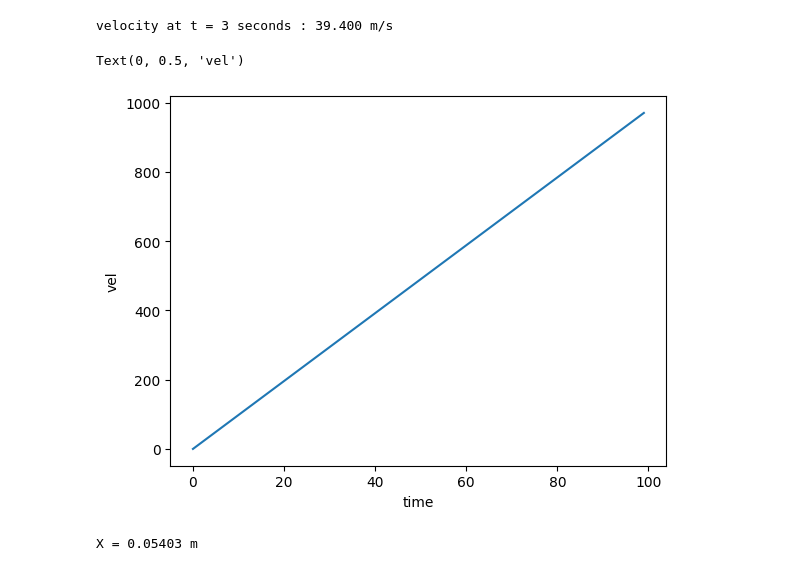
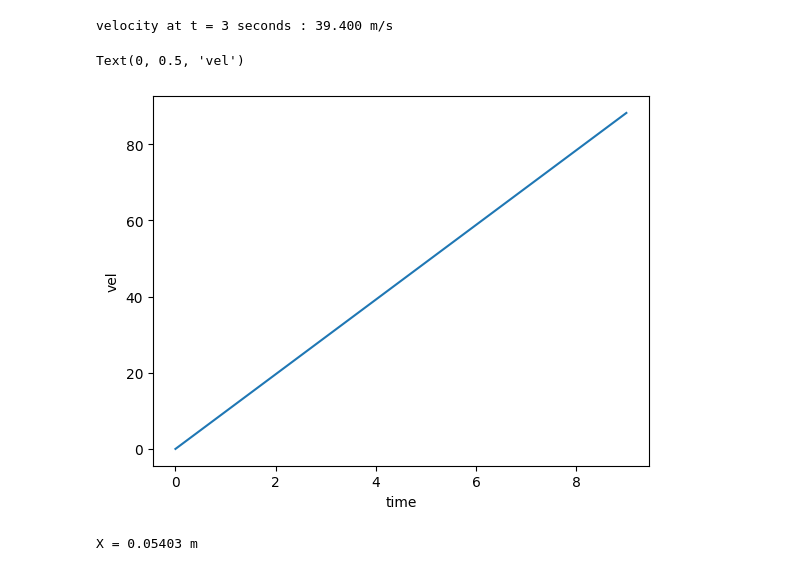
Before and after one commit to cmd-cosmos/learning, a Jupyter notebook: fun-programs/python/physics/motion.ipynb, the cells around one changed output. Saved outputs shown, nothing was run; the diff lists cells and outputs as text; code cells hidden in the pictures.

Commit message:
modified vel time graph

```diff
--- a/fun-programs/python/physics/motion.ipynb
+++ b/fun-programs/python/physics/motion.ipynb
@@ -81,21 +81,21 @@ velocity at t = 3 seconds : 39.400 m/s
 # %%
 vel_pts = []
 t_pts = []
 
-for i in range(100):
+for i in range(10):
     v_at_t = obj_fall(0,  i)
     vel_pts.append(v_at_t)
     t_pts.append(i)
 
 # print(vel_pts)
 # print(t_pts)
 
 plt.plot(t_pts, vel_pts)
 plt.xlabel("time")
 plt.ylabel("vel")
 # %% [output]
 Text(0, 0.5, 'vel')
-[figure, old version]
+[figure, new version]
 # %%
 def simple_harmonic(A, omega, t, phi):
     '''
```
